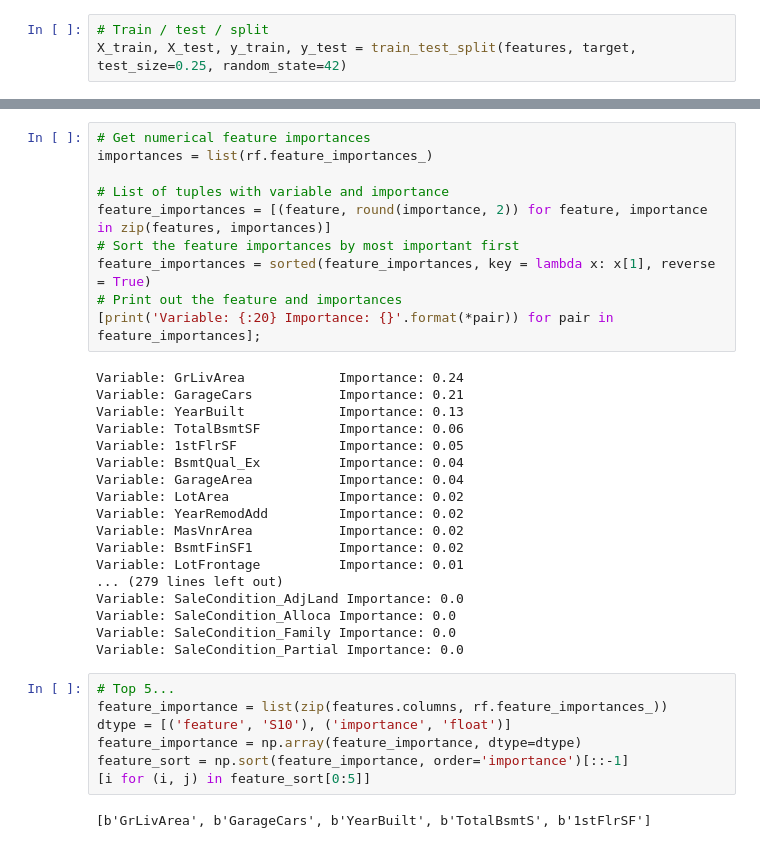
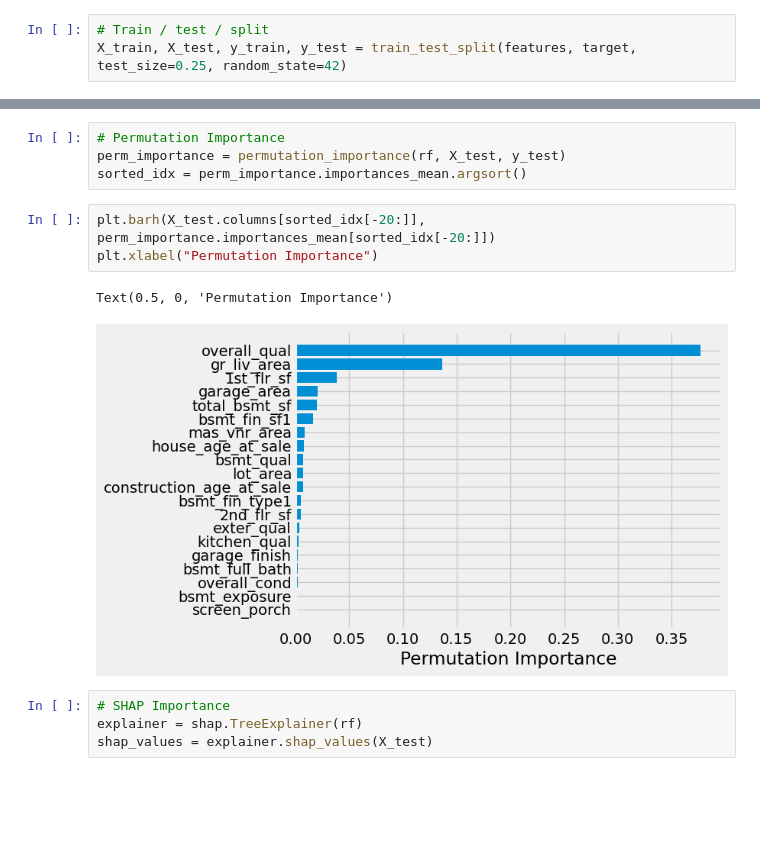
Before and after one commit to eihwood/ML-Ames-Housing, a Jupyter notebook: Ellie/ames-tree-based-models.ipynb, the cells around one changed output, grey strips where cells are left out. Cells and saved outputs as stored; diff of their text form; blank space fills up the shorter version.

```diff
--- a/Ellie/ames-tree-based-models.ipynb
+++ b/Ellie/ames-tree-based-models.ipynb
@@ -104,37 +121,14 @@ Accuracy: 90.91 %.
-# %%
-# Get numerical feature importances
-importances = list(rf.feature_importances_)
-
-# List of tuples with variable and importance
-feature_importances = [(feature, round(importance, 2)) for feature, importance in zip(features, importances)]
-# Sort the feature importances by most important first
-feature_importances = sorted(feature_importances, key = lambda x: x[1], reverse = True)
-# Print out the feature and importances
-[print('Variable: {:20} Importance: {}'.format(*pair)) for pair in feature_importances];
-# %% [output]
-Variable: GrLivArea            Importance: 0.24
-Variable: GarageCars           Importance: 0.21
-Variable: YearBuilt            Importance: 0.13
-Variable: TotalBsmtSF          Importance: 0.06
-Variable: 1stFlrSF             Importance: 0.05
-Variable: BsmtQual_Ex          Importance: 0.04
-Variable: GarageArea           Importance: 0.04
-Variable: LotArea              Importance: 0.02
-Variable: YearRemodAdd         Importance: 0.02
-Variable: MasVnrArea           Importance: 0.02
-Variable: BsmtFinSF1           Importance: 0.02
-Variable: LotFrontage          Importance: 0.01
-... (279 lines left out)
-Variable: SaleCondition_AdjLand Importance: 0.0
-Variable: SaleCondition_Alloca Importance: 0.0
-Variable: SaleCondition_Family Importance: 0.0
-Variable: SaleCondition_Partial Importance: 0.0
-# %%
-# Top 5...
-feature_importance = list(zip(features.columns, rf.feature_importances_))
-dtype = [('feature', 'S10'), ('importance', 'float')]
-feature_importance = np.array(feature_importance, dtype=dtype)
-feature_sort = np.sort(feature_importance, order='importance')[::-1]
-[i for (i, j) in feature_sort[0:5]]
-# %% [output]
-[b'GrLivArea', b'GarageCars', b'YearBuilt', b'TotalBsmtS', b'1stFlrSF']
+# %%
+# Permutation Importance
+perm_importance = permutation_importance(rf, X_test, y_test)
+sorted_idx = perm_importance.importances_mean.argsort()
+# %%
+plt.barh(X_test.columns[sorted_idx[-20:]], perm_importance.importances_mean[sorted_idx[-20:]])
+plt.xlabel("Permutation Importance")
+# %% [output]
+Text(0.5, 0, 'Permutation Importance')
+[figure, added]
+# %%
+# SHAP Importance
+explainer = shap.TreeExplainer(rf)
+shap_values = explainer.shap_values(X_test)
```
Also changed, not shown: parts of 42 cells of this notebook, 5 other files.
